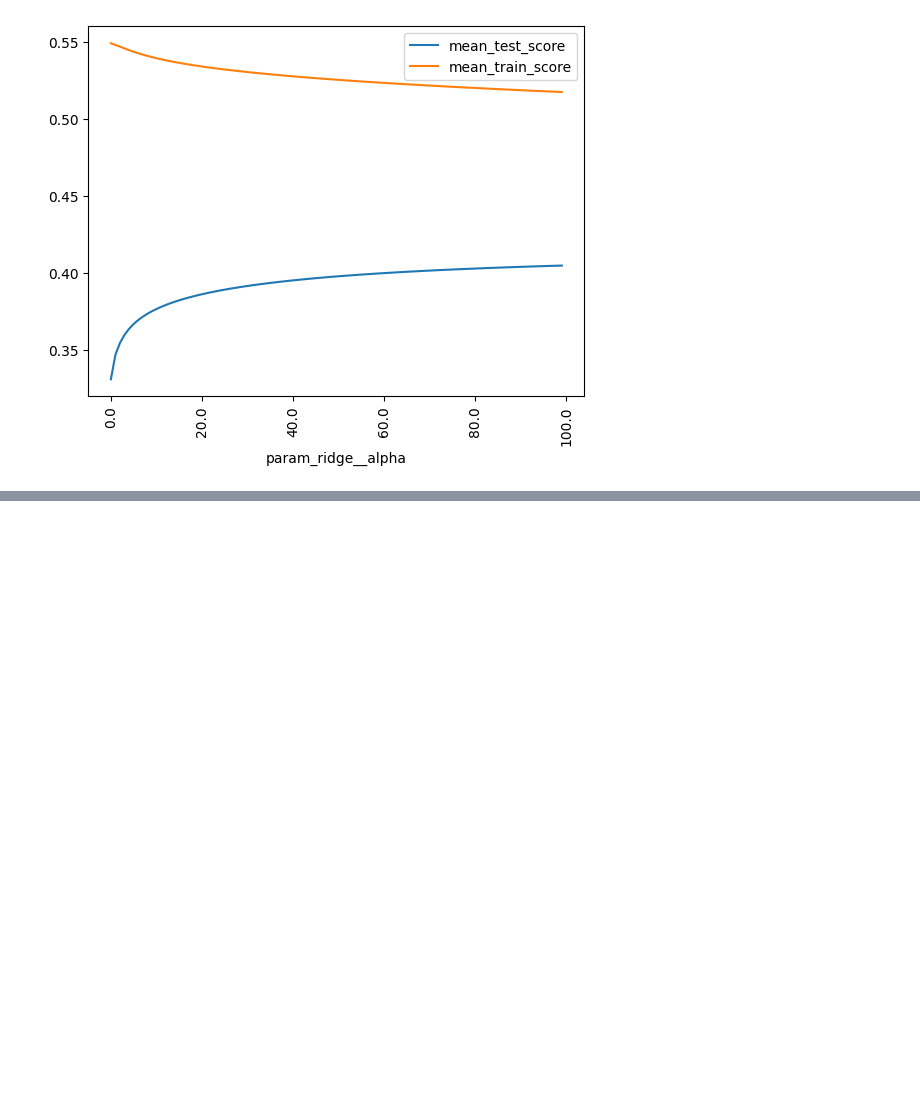
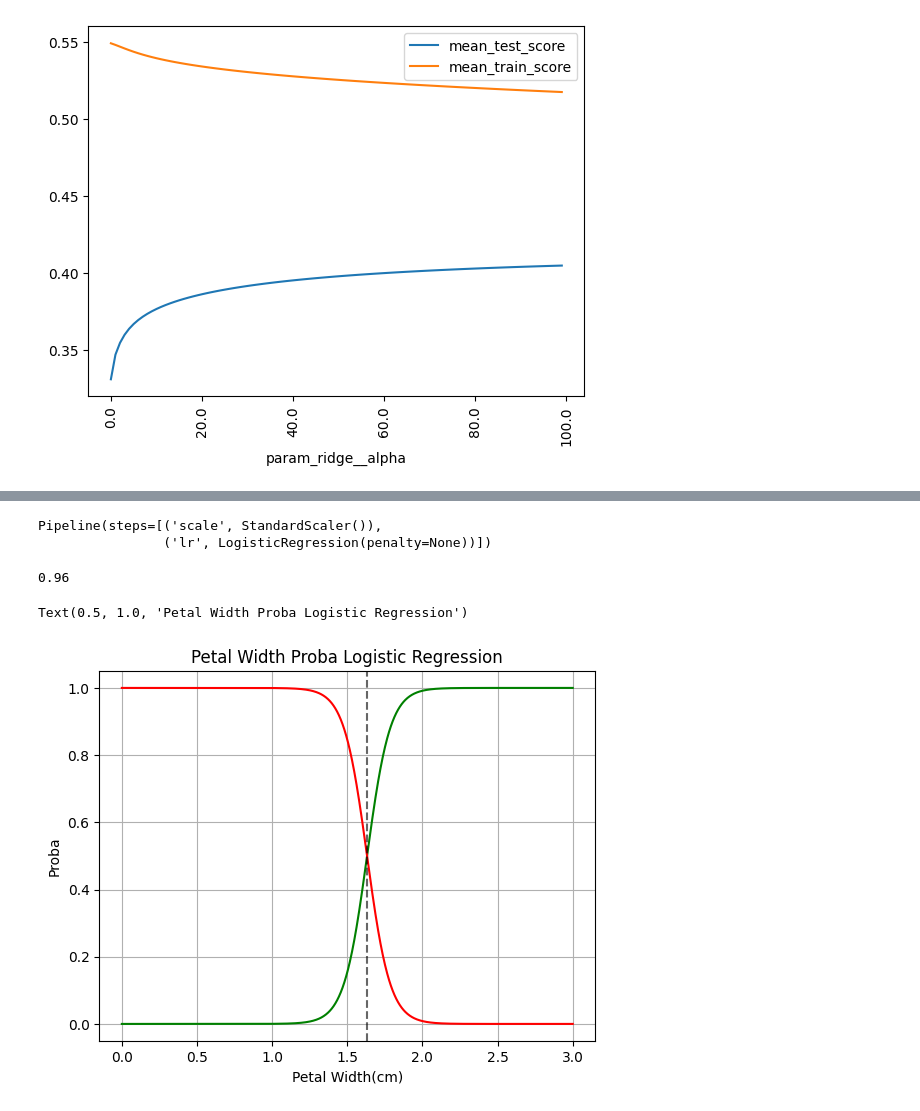
Before and after one commit to demirayberk/Aurellion-Geron-Hands-On-Machine-Learning-Notes, a Jupyter notebook: Chapter4/Notes.ipynb, the cells around one changed output, grey strips where cells are left out. Cells and saved outputs as stored; diff of their text form; code cells hidden in the pictures; blank space fills up the shorter version.

```diff
--- a/Chapter4/Notes.ipynb
+++ b/Chapter4/Notes.ipynb
@@ -845,0 +846,6 @@ ax.set_xticklabels(
+# %%
+from sklearn import datasets
+
+iris = datasets.load_iris()
+
+iris.keys()
@@ -845,0 +854,3 @@ ax.set_xticklabels(
+# %%
+X = iris["data"][:, 3:] # petal width
+y = (iris["target"] == 2).astype("int"); X, y
@@ -845,0 +875,35 @@ ax.set_xticklabels(
+# %%
+from sklearn.linear_model import LogisticRegression
+from sklearn.pipeline import Pipeline
+from sklearn.preprocessing import StandardScaler
+
+
+pipe = Pipeline([
+    ("scale", StandardScaler()),
+    ("lr", LogisticRegression(penalty=None))
+])
+
+pipe.fit(X, y)
+# %% [output]
+Pipeline(steps=[('scale', StandardScaler()),
+                ('lr', LogisticRegression(penalty=None))])
+# %%
+pipe.score(X, y)
+# %% [output]
+0.96
+# %%
+import matplotlib.pyplot as plt
+
+X_new = np.linspace(0, 3, 1000).reshape(-1, 1)
+y_proba = pipe.predict_proba(X_new)
+decision_boundary = X_new[y_proba[:, 1] >= 0.5][0]
+plt.plot(X_new, y_proba[:, 1], color="green")
+plt.plot(X_new, y_proba[:, 0], color="red")
+plt.axvline(decision_boundary, linestyle="--", alpha=0.6, color="black")
+plt.grid()
+plt.xlabel("Petal Width(cm)")
+plt.ylabel("Proba")
+plt.title("Petal Width Proba Logistic Regression")
+# %% [output]
+Text(0.5, 1.0, 'Petal Width Proba Logistic Regression')
+[figure, added]
```
Also changed, not shown: parts of 7 cells of this notebook.
